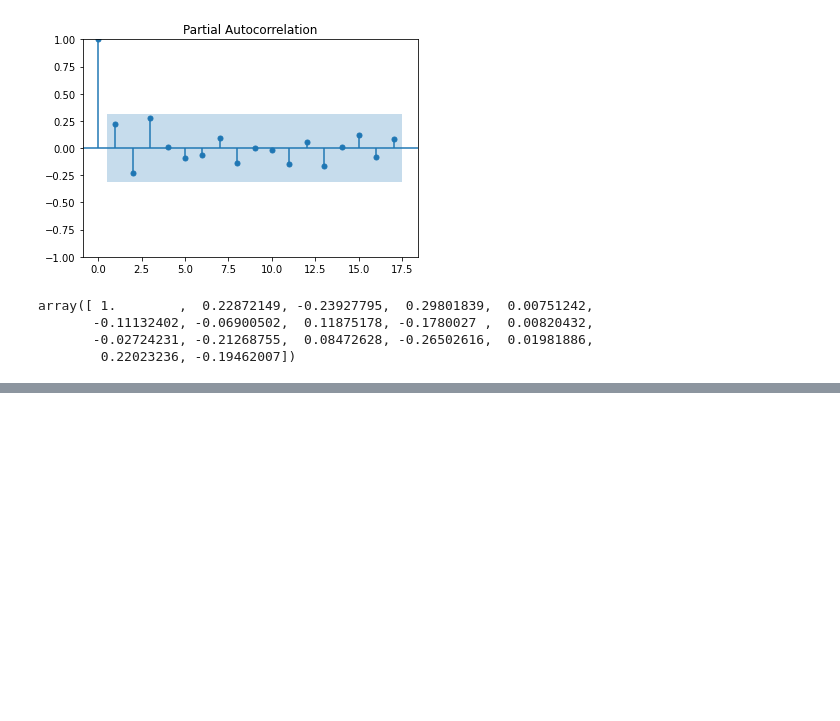
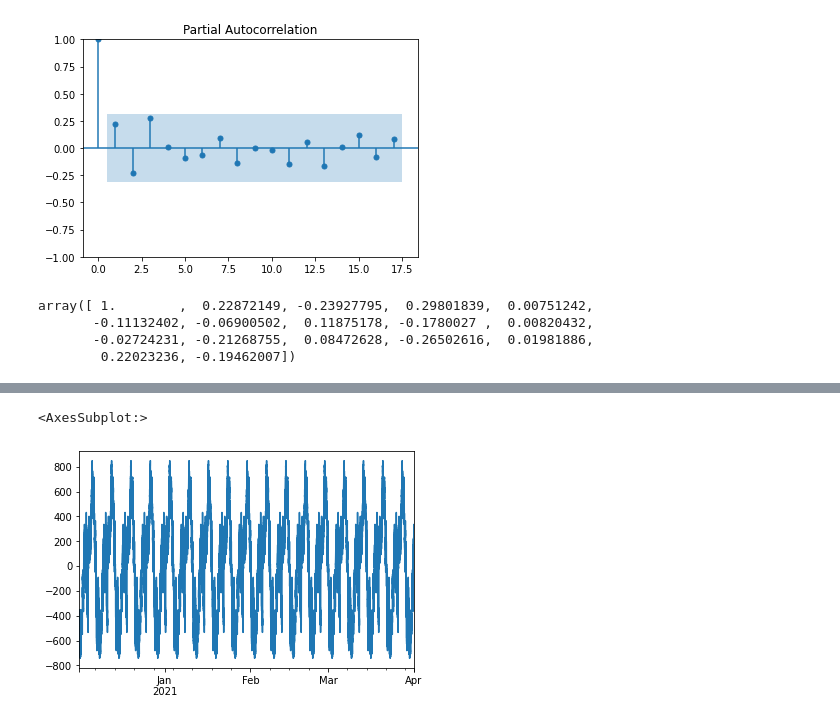
Before and after one commit to 123mitnik/Crypto_Forecasting_kaggle, a Jupyter notebook: statistical-analyses-additional.ipynb, the cells around one changed output, grey strips where cells are left out. Drawn from its saved outputs; the diff is of its cells as text; code cells hidden in the pictures; blank space fills up the shorter version.

```diff
--- a/statistical-analyses-additional.ipynb
+++ b/statistical-analyses-additional.ipynb
@@ -109,0 +154,5 @@ array([ 1.        ,  0.22872149, -0.23927795,  0.29801839,  0.00751242,
+# %%
+result.seasonal.plot()
+# %% [output]
+<AxesSubplot:>
+[figure, added]
```
Also changed, not shown: parts of 12 cells of this notebook, 3 other files.
